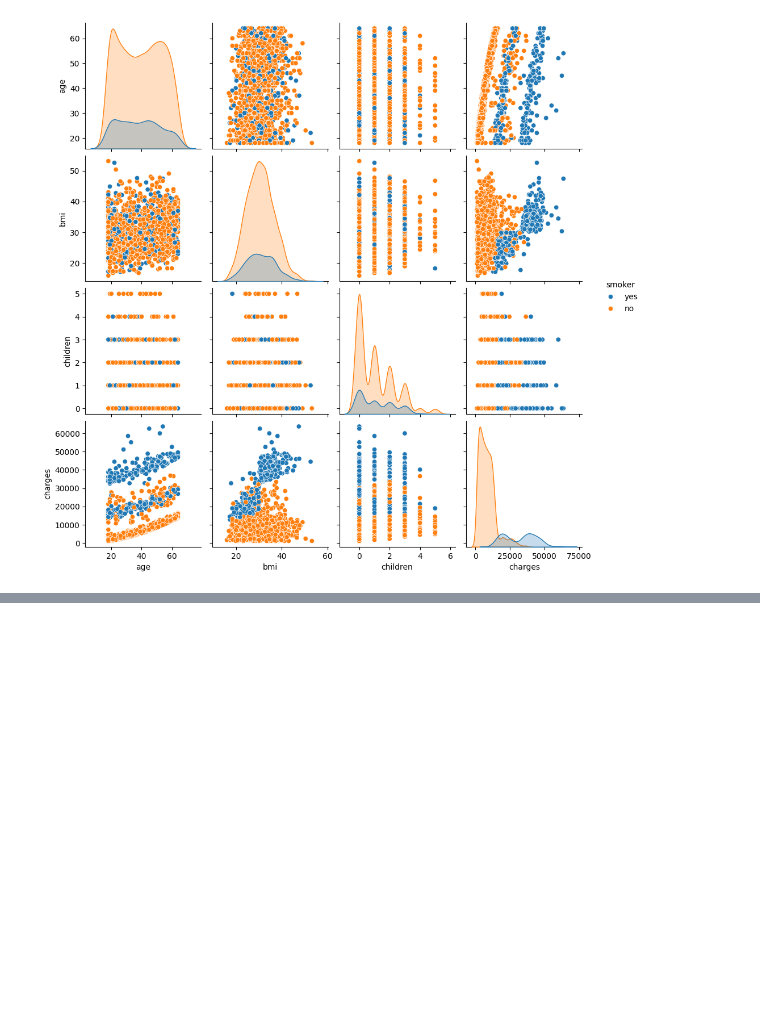
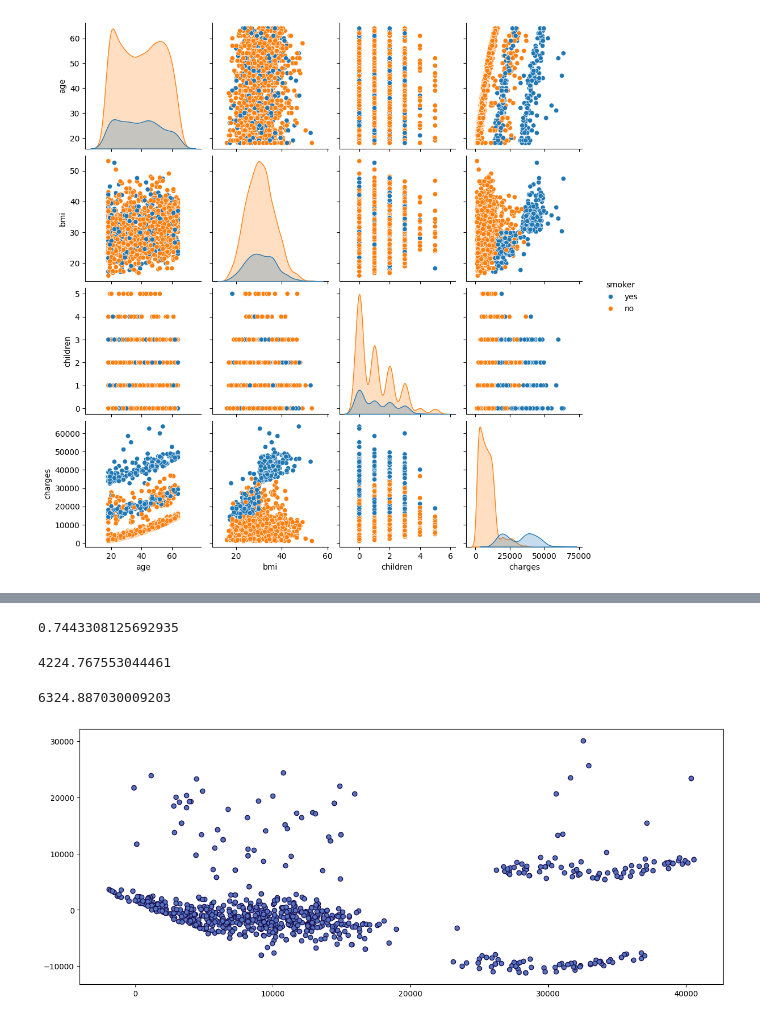
Before and after one commit to AyushDevadiga1/Machine-Learning, a Jupyter notebook: LinearRegressionOnMedicalInsurance.ipynb, the cells around one changed output, grey strips where cells are left out. Cells and saved outputs as stored; diff of their text form; code cells hidden in the pictures; blank space fills up the shorter version.

Commit message:
Analysis of the Regression assumptions on the model training

```diff
--- a/LinearRegressionOnMedicalInsurance.ipynb
+++ b/LinearRegressionOnMedicalInsurance.ipynb
@@ -88,5 +95,9 @@ c1 = ColumnTransformer(
 )
 # %%
 lr_pipe = Pipeline([
-
+                        ('col1',c1),
+                        ('scale',StandardScaler()),
+                        ('lr',LinearRegression())
 ])
+# %%
+lr_pipe.fit(X_train,y_train)
@@ -92,0 +114,22 @@ lr_pipe = Pipeline([
+# %%
+y_pred = lr_pipe.predict(X_test)
+# %%
+r2_score(y_test,y_pred)
+# %% [output]
+0.7443308125692935
+# %%
+mean_absolute_error(y_test,y_pred)
+# %% [output]
+4224.767553044461
+# %%
+root_mean_squared_error(y_test,y_pred)
+# %% [output]
+6324.887030009203
+# %%
+residuals = y_test - y_pred
+# %%
+plt.figure(figsize=(15,6))
+plt.scatter(y_pred,residuals,color="#5573BF",edgecolors="#1A1052")
+plt.show() # Not random
+# %% [output]
+[figure, added]
```
Also changed, not shown: parts of 8 cells of this notebook.
